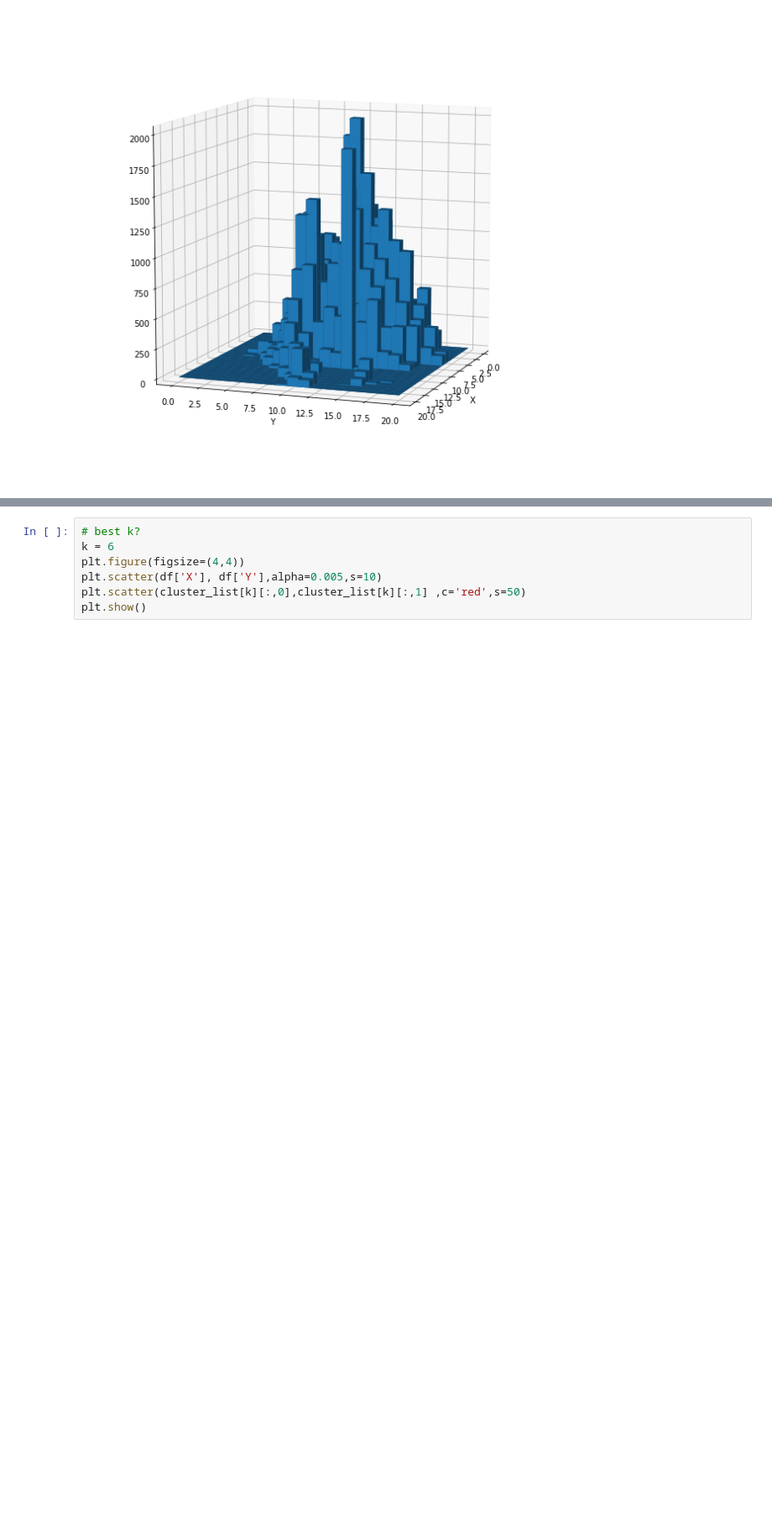
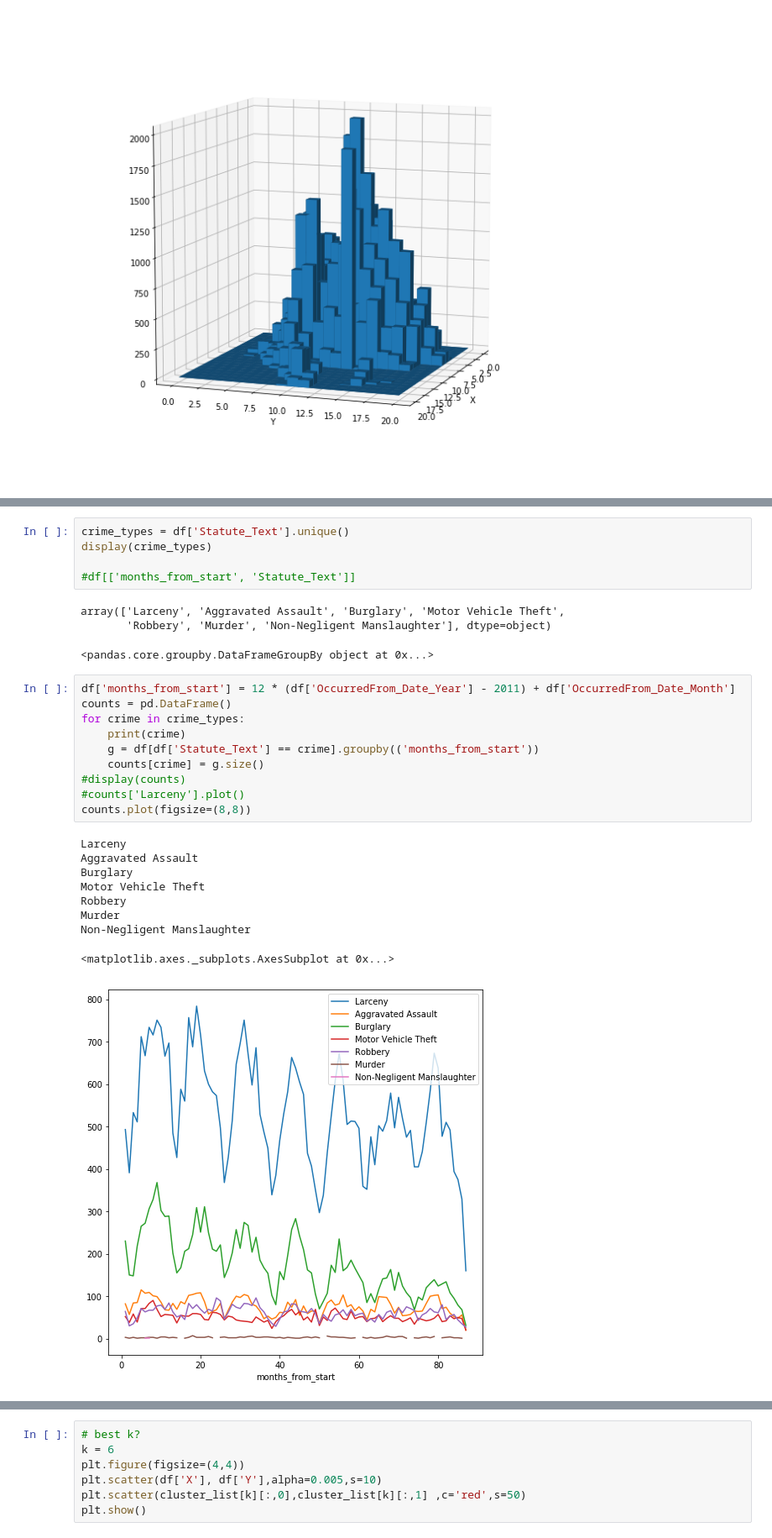
Before and after one commit to taylanksen/rpd, a Jupyter notebook: SimpleStats.ipynb, the cells around one changed output, grey strips where cells are left out. Shown at 84% size. Saved outputs shown, nothing was run; the diff lists cells and outputs as text; blank space fills up the shorter version.

Commit message:
added correlation and crime count vs time line plot

```diff
--- a/SimpleStats.ipynb
+++ b/SimpleStats.ipynb
@@ -157,3 +159,32 @@ plt.show()
+# %%
+crime_types = df['Statute_Text'].unique()
+display(crime_types)
+
+#df[['months_from_start', 'Statute_Text']]
+# %% [output]
+array(['Larceny', 'Aggravated Assault', 'Burglary', 'Motor Vehicle Theft',
+       'Robbery', 'Murder', 'Non-Negligent Manslaughter'], dtype=object)
+<pandas.core.groupby.DataFrameGroupBy object at 0x...>
+# %%
+df['months_from_start'] = 12 * (df['OccurredFrom_Date_Year'] - 2011) + df['OccurredFrom_Date_Month']
+counts = pd.DataFrame()
+for crime in crime_types:
+    print(crime)
+    g = df[df['Statute_Text'] == crime].groupby(('months_from_start'))
+    counts[crime] = g.size()
+#display(counts)
+#counts['Larceny'].plot()
+counts.plot(figsize=(8,8))
+# %% [output]
+Larceny
+Aggravated Assault
+Burglary
+Motor Vehicle Theft
+Robbery
+Murder
+Non-Negligent Manslaughter
+<matplotlib.axes._subplots.AxesSubplot at 0x...>
+[figure, added]
 # %%
 # this will only work for numerical data
 def get_redundant_pairs(df):
```
Also changed, not shown: parts of 8 cells of this notebook.
